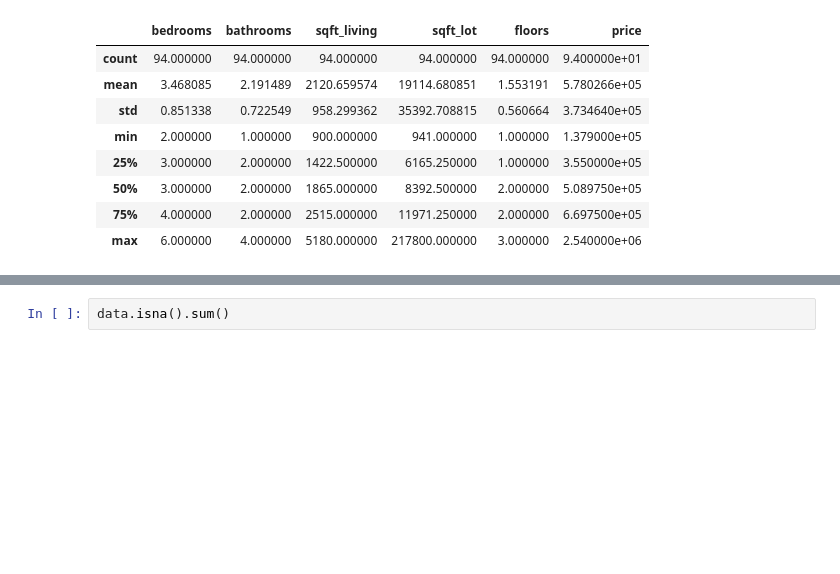
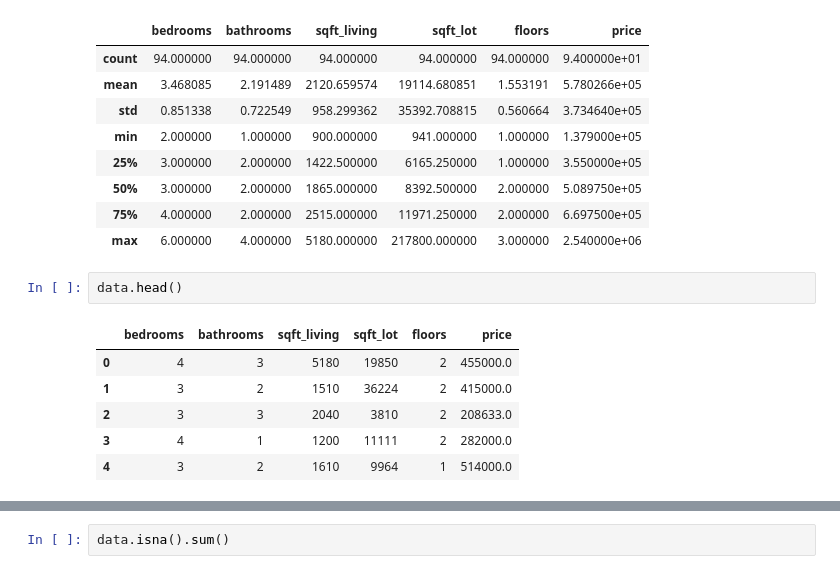
Before and after one commit to Meet2304/Machine-Learning, a Jupyter notebook: 2_Regression/2_Regression.ipynb, the cells around one changed output, grey strips where cells are left out. Drawn from its saved outputs; the diff is of its cells as text; blank space fills up the shorter version.

```diff
--- a/2_Regression/2_Regression.ipynb
+++ b/2_Regression/2_Regression.ipynb
@@ -18,3 +18,12 @@ data.describe()
 | 50% | 3.000000 | 2.000000 | 1865.000000 | 8392.500000 | 2.000000 | 5.089750e+05 |
 | 75% | 4.000000 | 2.000000 | 2515.000000 | 11971.250000 | 2.000000 | 6.697500e+05 |
 | max | 6.000000 | 4.000000 | 5180.000000 | 217800.000000 | 3.000000 | 2.540000e+06 |
+# %%
+data.head()
+# %% [output]
+|  | bedrooms | bathrooms | sqft_living | sqft_lot | floors | price |
+| 0 | 4 | 3 | 5180 | 19850 | 2 | 455000.0 |
+| 1 | 3 | 2 | 1510 | 36224 | 2 | 415000.0 |
+| 2 | 3 | 3 | 2040 | 3810 | 2 | 208633.0 |
+| 3 | 4 | 1 | 1200 | 11111 | 2 | 282000.0 |
+| 4 | 3 | 2 | 1610 | 9964 | 1 | 514000.0 |
```
Also changed, not shown: parts of 22 cells of this notebook.
